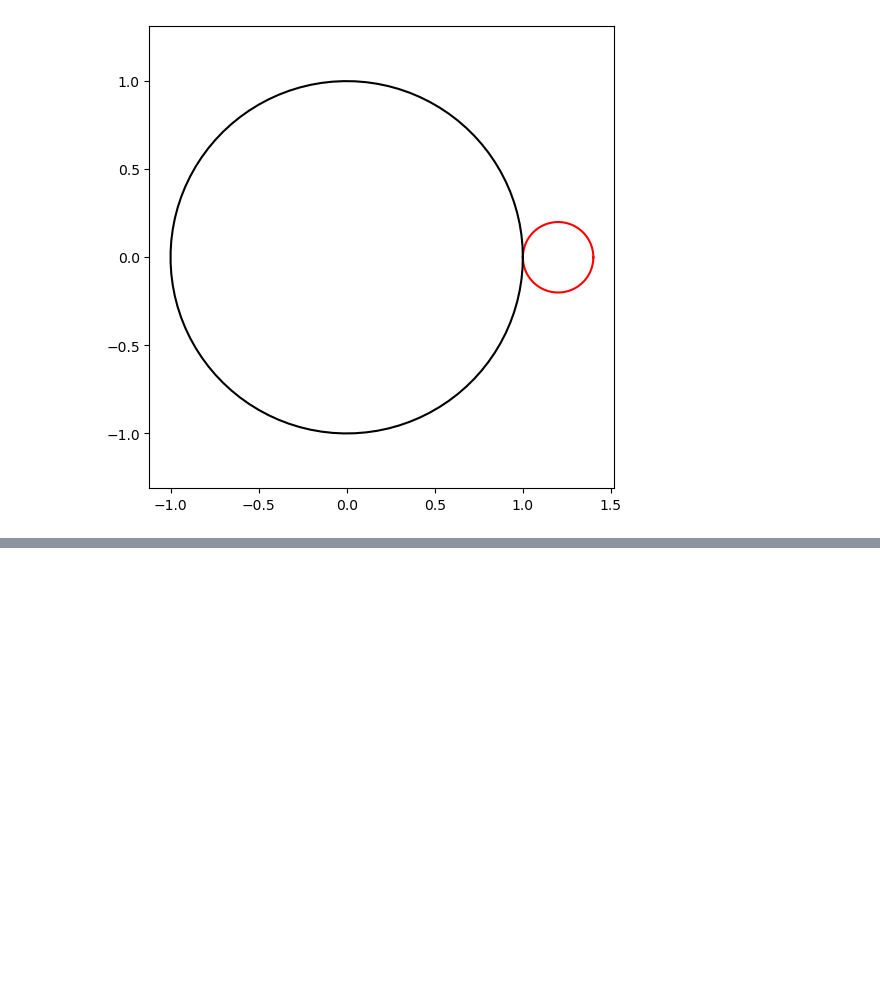
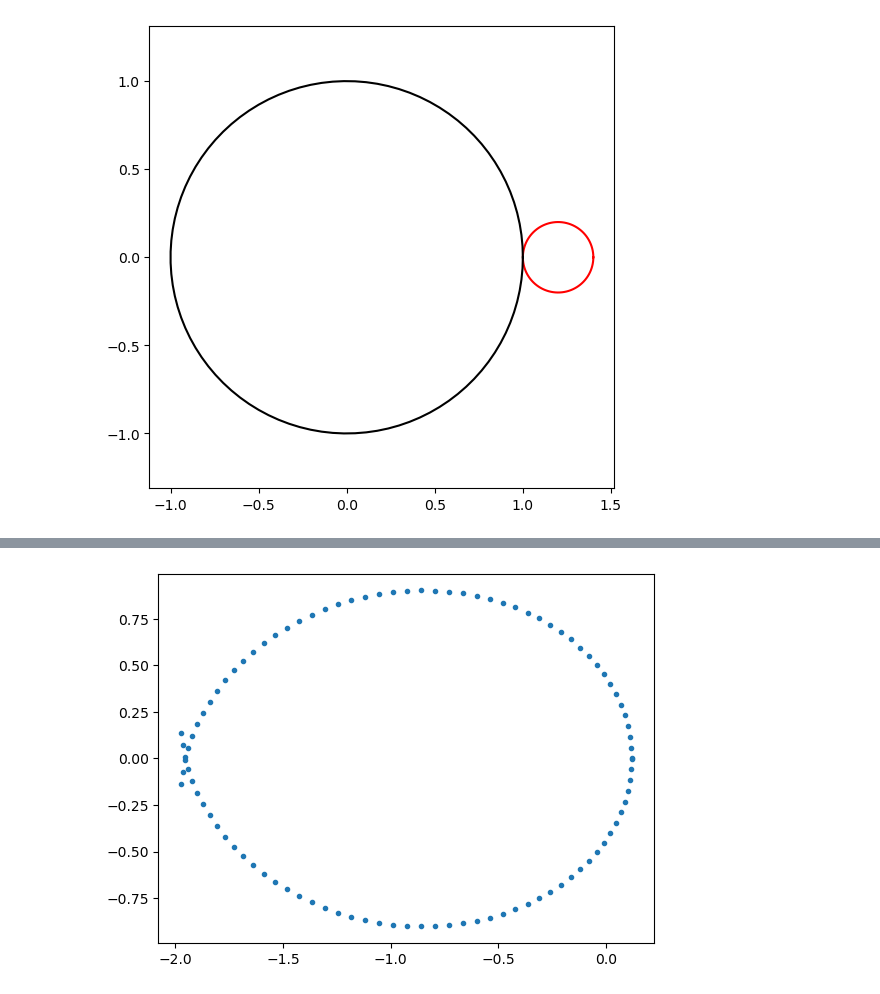
Before and after one commit to alessandroale12/Globo-Cubo, a Jupyter notebook: main_interaction.ipynb, the cells around one changed output, grey strips where cells are left out. Cells and saved outputs as stored; diff of their text form; code cells hidden in the pictures; blank space fills up the shorter version.

```diff
--- a/main_interaction.ipynb
+++ b/main_interaction.ipynb
@@ -82,0 +93,12 @@ plt.show()
+# %%
+# Shape after interaction of the main circle:
+x_sorted_main,y_sorted_main = sorting_coordinates(x_main,y_main)
+x_sorted_arc,y_sorted_arc   = sorting_coordinates(x_inner,y_inner)
+
+x_final = x_sorted_main - x_inner
+y_final = y_sorted_main - y_inner
+
+plt.plot(x_final,y_final,'.')
+plt.show()
+# %% [output]
+[figure, added]
```
Also changed, not shown: parts of 1 cell of this notebook.
